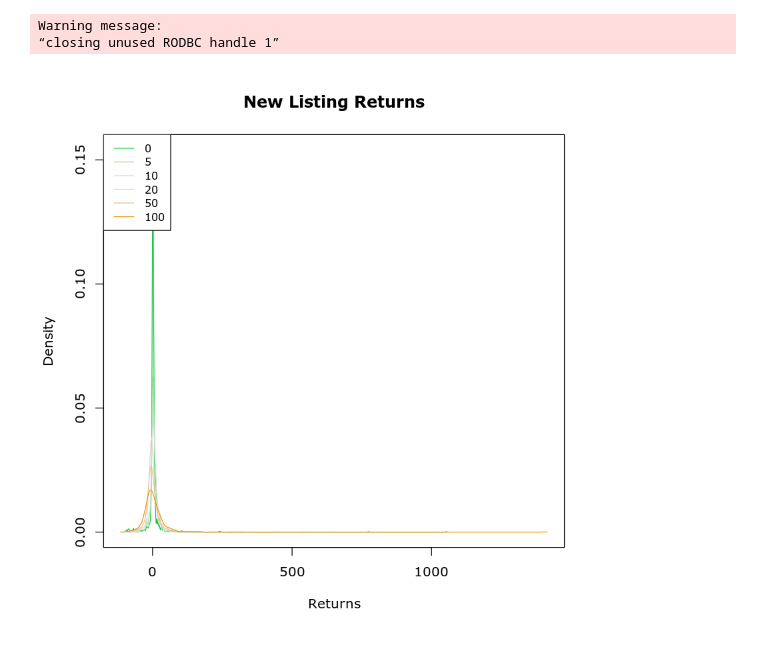
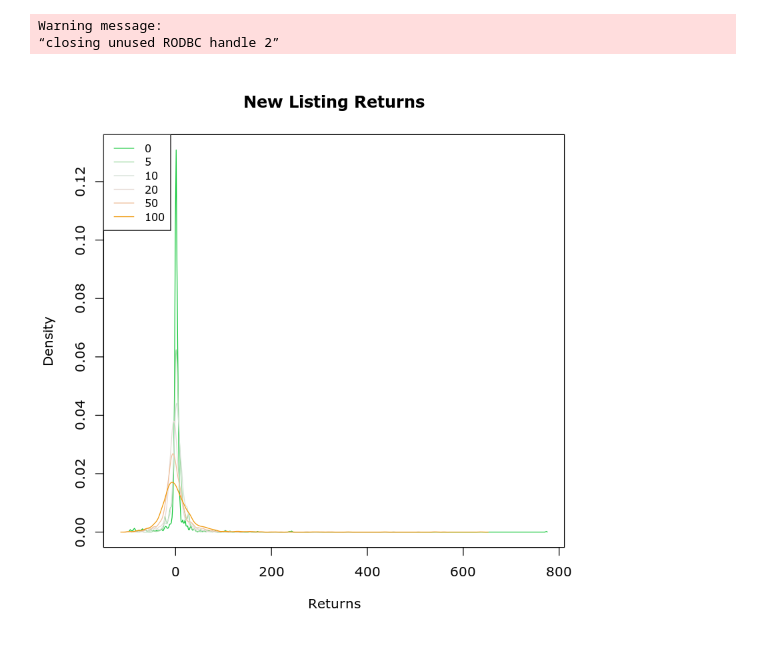
Before and after one commit to stockviz/notebooks, a Jupyter notebook: IPO Analysis.ipynb, the cells around one changed output. Drawn from its saved outputs; the diff is of its cells as text; code cells hidden in the pictures.

```diff
--- a/IPO Analysis.ipynb
+++ b/IPO Analysis.ipynb
@@ -20,7 +27,7 @@ allStarts<-allStarts[allStarts[,3] == max(allStarts[,3]),]
 
 #print(allStarts)
 # %%
-cumRets<-data.frame(SYMBOL="", D0=0.0, D5=0.0, D10=0.0, D20=0.0, D50=0.0, D100=0.0, stringsAsFactors = F)
+cumRets<-data.frame(SYMBOL="", LDATE="", D0=0.0, D5=0.0, D10=0.0, D20=0.0, D50=0.0, D100=0.0, stringsAsFactors = F)
 
 for(i in 1:length(allStarts[,1])){
     sym<-toString(allStarts[i,1])
@@ -37,42 +44,45 @@ for(i in 1:length(allStarts[,1])){
     d50<-ifelse(length(retXts) >= 51, Return.cumulative(retXts[2:51]), NA)
     d100<-ifelse(length(retXts) >= 101, Return.cumulative(retXts[2:101]), NA)
 
-    cumRets<-rbind(cumRets, c(sym, retXts[1]*100, d5*100, d10*100, d20*100, d50*100, d100*100))
+    cumRets<-rbind(cumRets, c(sym, toString(allStarts[i,2]), retXts[1]*100, d5*100, d10*100, d20*100, d50*100, d100*100))
 }
 
 cumRets<-cumRets[-1,]
 #print(cumRets)
 # %% [output]
 Warning message:
-“closing unused RODBC handle 1”
+“closing unused RODBC handle 2”
 # %%
+uLimit<-1000 #if cumulative returns exceed upper/lower limit, ignore them
+lLimit<--1000
+
 cumRets$D0<-as.numeric(cumRets$D0)
 cumRets$D5<-as.numeric(cumRets$D5)
 cumRets$D10<-as.numeric(cumRets$D10)
 cumRets$D20<-as.numeric(cumRets$D20)
 cumRets$D50<-as.numeric(cumRets$D50)
 cumRets$D100<-as.numeric(cumRets$D100)
 
-d0<-density(cumRets$D0, na.rm=T)
-d5<-density(cumRets$D5, na.rm=T)
-d10<-density(cumRets$D10, na.rm=T)
-d20<-density(cumRets$D20, na.rm=T)
-d50<-density(cumRets$D50, na.rm=T)
-d100<-density(cumRets$D100, na.rm=T)
+d0<-density(cumRets[cumRets$D0 < uLimit & cumRets$D0 > lLimit,]$D0, na.rm=T)
+d5<-density(cumRets[cumRets$D5 < uLimit & cumRets$D5 > lLimit,]$D5, na.rm=T)
+d10<-density(cumRets[cumRets$D10 < uLimit & cumRets$D10 > lLimit,]$D10, na.rm=T)
+d20<-density(cumRets[cumRets$D20 < uLimit & cumRets$D20 > lLimit,]$D20, na.rm=T)
+d50<-density(cumRets[cumRets$D50 < uLimit & cumRets$D50 > lLimit,]$D50, na.rm=T)
+d100<-density(cumRets[cumRets$D100 < uLimit & cumRets$D100 > lLimit,]$D100, na.rm=T)
 
 lineColors<-diverge_hcl(6, h = c(130, 43), c = 100, l = c(70, 90))
 
 par(family='Verdana')
 plot(range(d0$x, d5$x, d10$x, d20$x, d50$x, d100$x), range(d0$y, d5$y, d10$y, d20$y, d50$y, d100$y), type = "n",
      ylab = "Density", xlab="Returns", main="New Listing Returns")
 
 lines(d0, col=lineColors[1])
 lines(d5, col=lineColors[2])
 lines(d10, col=lineColors[3])
 lines(d20, col=lineColors[4])
 lines(d50, col=lineColors[5])
 lines(d100, col=lineColors[6])
 par(cex=0.8)
 legend('topleft', legend=c('0', '5', '10', '20', '50', '100'), lty=1, col=lineColors)
 # %% [output]
-[figure, old version]
+[figure, new version]
```
Also changed, not shown: parts of 11 cells of this notebook.
